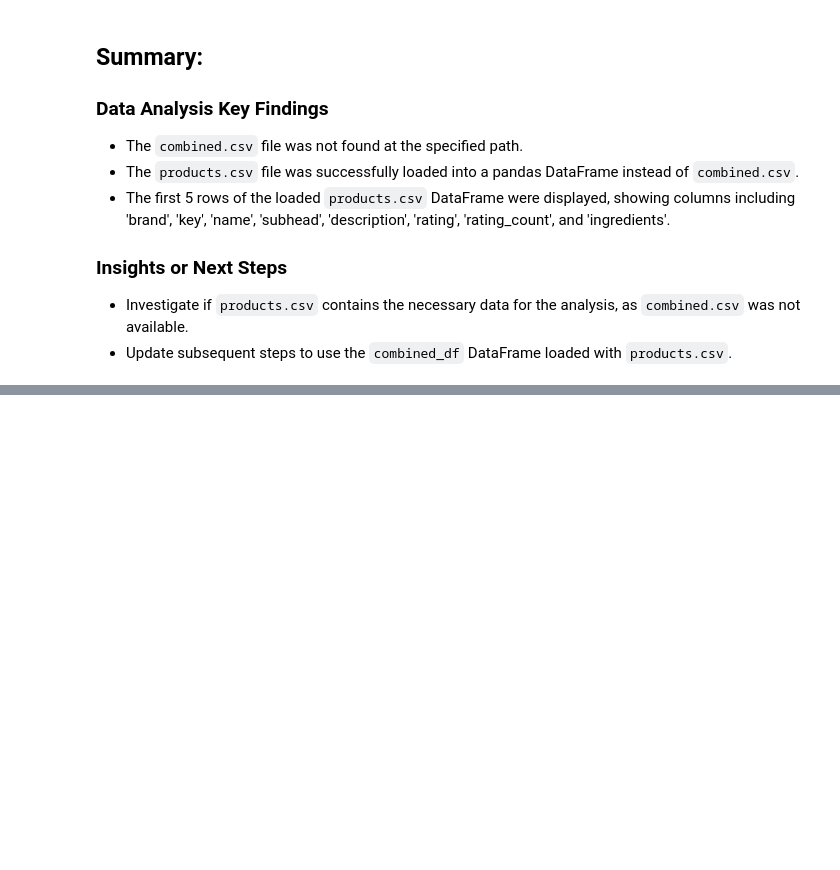
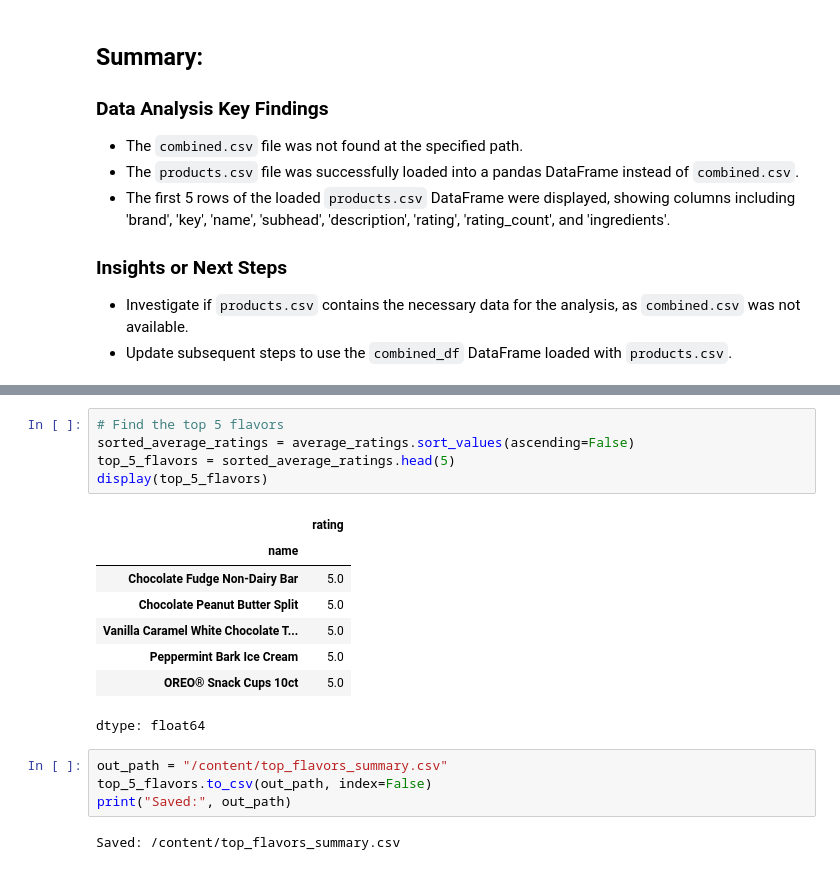
Before and after one commit to Sneha2025L/SnehaGoogleColabFiles, a Jupyter notebook: notebooks/Getting_started_with_google_colab_ai.ipynb, the cells around one changed output, grey strips where cells are left out. Drawn from its saved outputs; the diff is of its cells as text; blank space fills up the shorter version.

```diff
--- a/notebooks/Getting_started_with_google_colab_ai.ipynb
+++ b/notebooks/Getting_started_with_google_colab_ai.ipynb
@@ -270,0 +742,20 @@ display(combined_df.head())
+# %%
+# Find the top 5 flavors
+sorted_average_ratings = average_ratings.sort_values(ascending=False)
+top_5_flavors = sorted_average_ratings.head(5)
+display(top_5_flavors)
+# %% [output]
+|  | rating |
+| name |  |
+| Chocolate Fudge Non-Dairy Bar | 5.0 |
+| Chocolate Peanut Butter Split | 5.0 |
+| Vanilla Caramel White Chocolate T... | 5.0 |
+| Peppermint Bark Ice Cream | 5.0 |
+| OREO® Snack Cups 10ct | 5.0 |
+dtype: float64
+# %%
+out_path = "/content/top_flavors_summary.csv"
+top_5_flavors.to_csv(out_path, index=False)
+print("Saved:", out_path)
+# %% [output]
+Saved: /content/top_flavors_summary.csv
```
Also changed, not shown: parts of 83 cells of this notebook.
